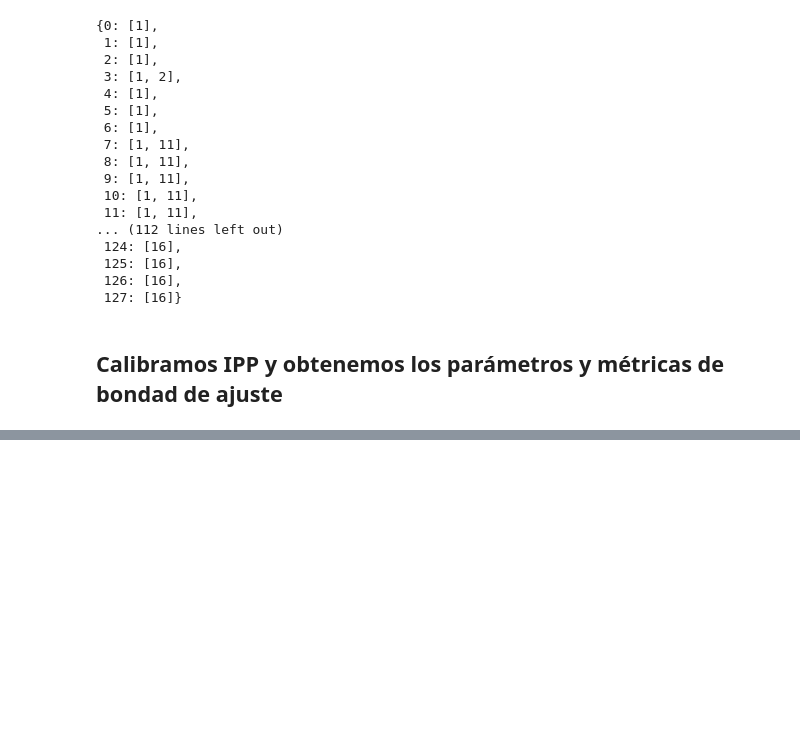
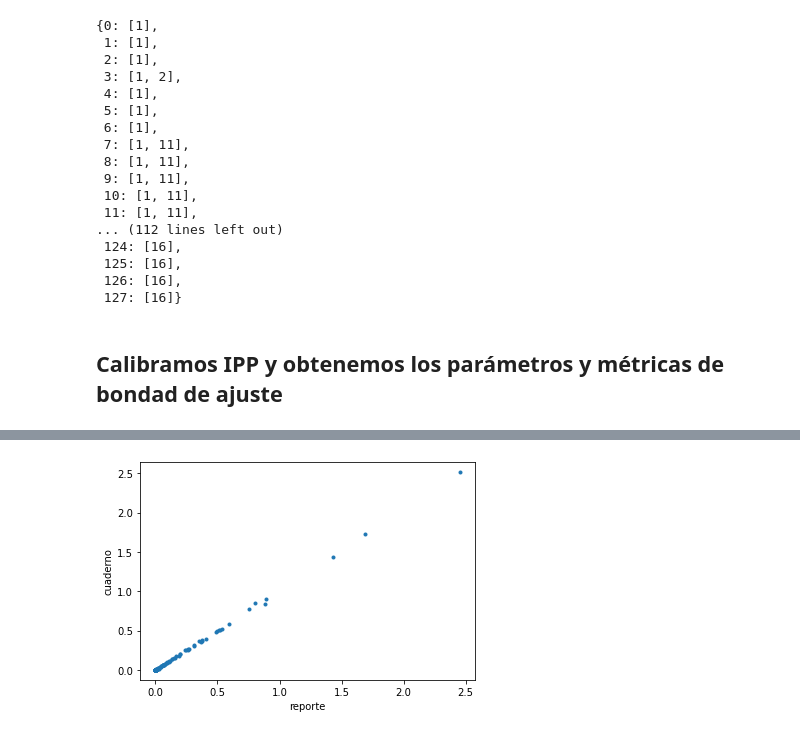
Before and after one commit to oguerrer/IPP_Lima, a Jupyter notebook: tutoriales/02 - calibracion.ipynb, the cells around one changed output, grey strips where cells are left out. Saved outputs shown, nothing was run; the diff lists cells and outputs as text; code cells hidden in the pictures; blank space fills up the shorter version.

```diff
--- a/tutoriales/02 - calibracion.ipynb
+++ b/tutoriales/02 - calibracion.ipynb
@@ -206 +206,5 @@ parametros_finales
 128 rows × 10 columns
+# %%
+# cargamos los parámetros estimados para el reporte y los imprimimos
+parametros_reporte = pd.read_csv('https://raw.githubusercontent.com/oguerrer/IPP_Lima/main/data/parametros.csv')
+parametros_reporte
@@ -206,0 +225,10 @@ parametros_finales
+# %%
+# comparamos los parámetros alfa
+x = parametros_reporte['alphas'].values
+y = parametros_calibrados['alphas'].values
+plt.plot(x, y, '.')
+plt.xlabel('reporte')
+plt.ylabel('cuaderno')
+plt.show()
+# %% [output]
+[figure, added]
```
Also changed, not shown: parts of 6 cells of this notebook, 1 other file.
